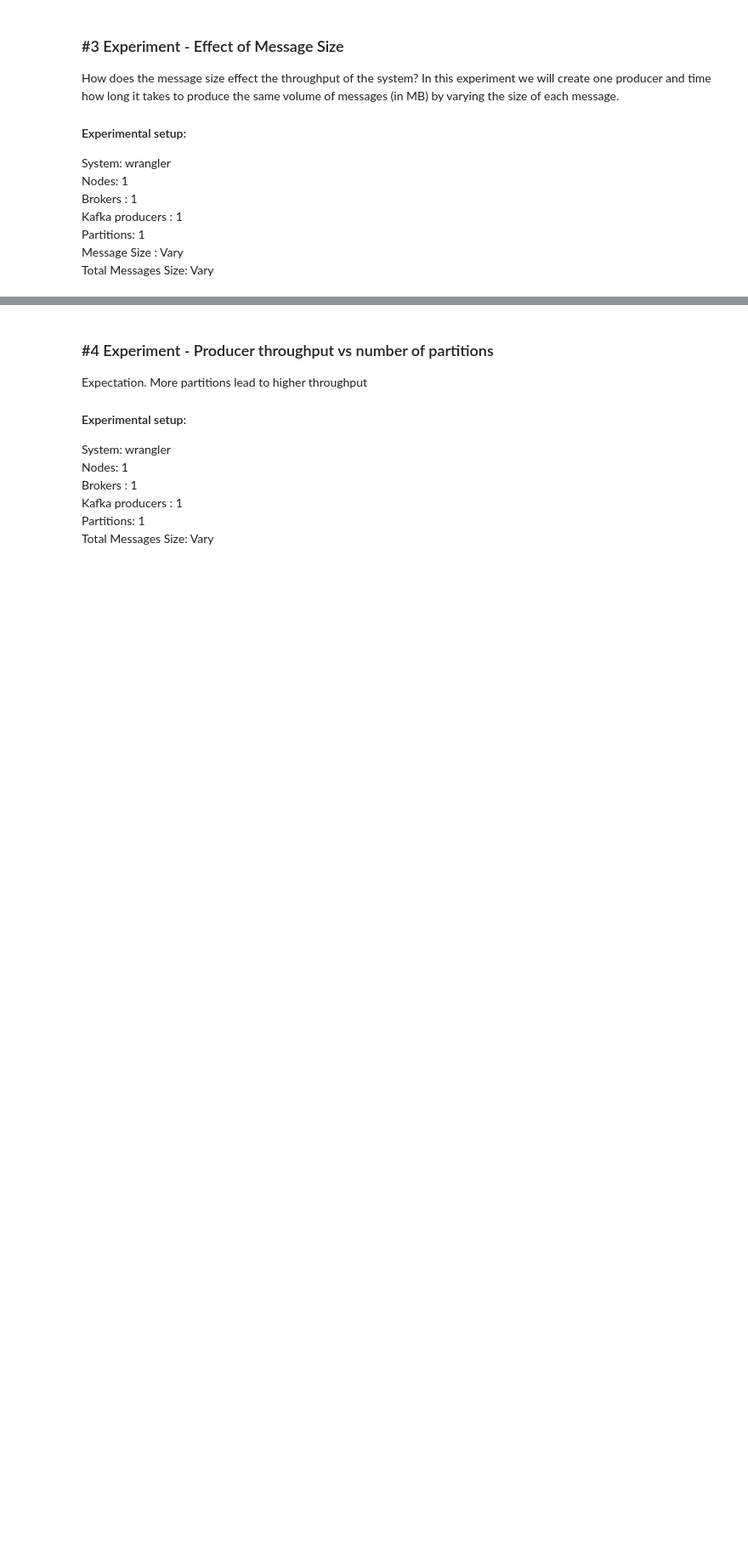
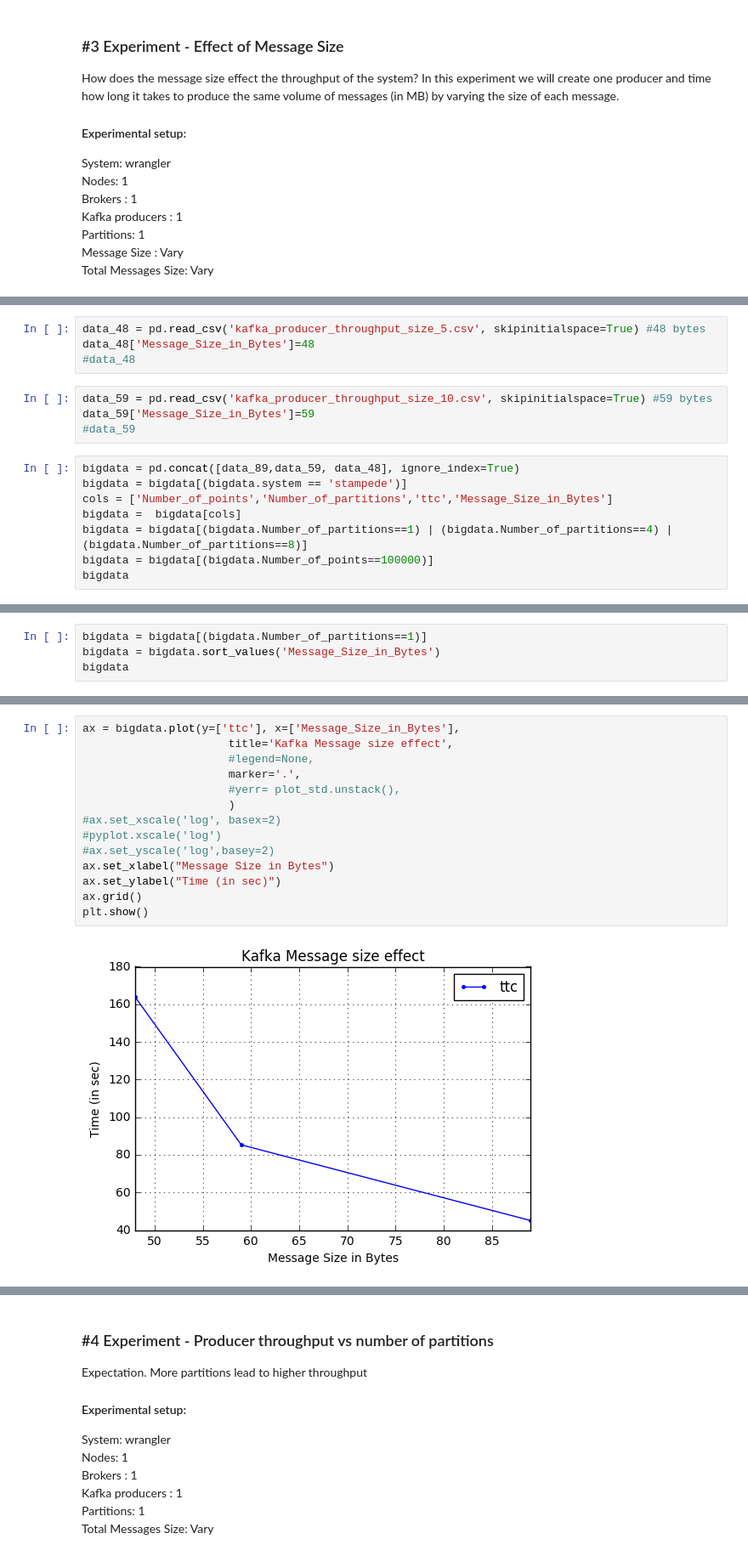
Before and after one commit to radical-experiments/midas_exps, a Jupyter notebook: streaming/kafka_producer_throughput/Report_Friday_24_May_2017.ipynb, the cells around one changed output, grey strips where cells are left out. Shown at 85% size. Saved outputs shown, nothing was run; the diff lists cells and outputs as text; blank space fills up the shorter version.

```diff
--- a/streaming/kafka_producer_throughput/Report_Friday_24_May_2017.ipynb
+++ b/streaming/kafka_producer_throughput/Report_Friday_24_May_2017.ipynb
@@ -43,0 +85,16 @@ Total Messages Size: Vary <br>
+# %%
+data_48 = pd.read_csv('kafka_producer_throughput_size_5.csv', skipinitialspace=True) #48 bytes
+data_48['Message_Size_in_Bytes']=48
+#data_48
+# %%
+data_59 = pd.read_csv('kafka_producer_throughput_size_10.csv', skipinitialspace=True) #59 bytes
+data_59['Message_Size_in_Bytes']=59
+#data_59
+# %%
+bigdata = pd.concat([data_89,data_59, data_48], ignore_index=True)
+bigdata = bigdata[(bigdata.system == 'stampede')]
+cols = ['Number_of_points','Number_of_partitions','ttc','Message_Size_in_Bytes']
+bigdata =  bigdata[cols]
+bigdata = bigdata[(bigdata.Number_of_partitions==1) | (bigdata.Number_of_partitions==4) | (bigdata.Number_of_partitions==8)]
+bigdata = bigdata[(bigdata.Number_of_points==100000)]
+bigdata
@@ -43,0 +114,4 @@ Total Messages Size: Vary <br>
+# %%
+bigdata = bigdata[(bigdata.Number_of_partitions==1)]
+bigdata = bigdata.sort_values('Message_Size_in_Bytes')
+bigdata
@@ -43,0 +123,16 @@ Total Messages Size: Vary <br>
+# %%
+ax = bigdata.plot(y=['ttc'], x=['Message_Size_in_Bytes'],
+                      title='Kafka Message size effect',
+                      #legend=None,
+                      marker='.',
+                      #yerr= plot_std.unstack(),
+                      )
+#ax.set_xscale('log', basex=2)
+#pyplot.xscale('log')
+#ax.set_yscale('log',basey=2)
+ax.set_xlabel("Message Size in Bytes")
+ax.set_ylabel("Time (in sec)")
+ax.grid()
+plt.show()
+# %% [output]
+[figure, added]
```
Also changed, not shown: parts of 10 cells of this notebook.
